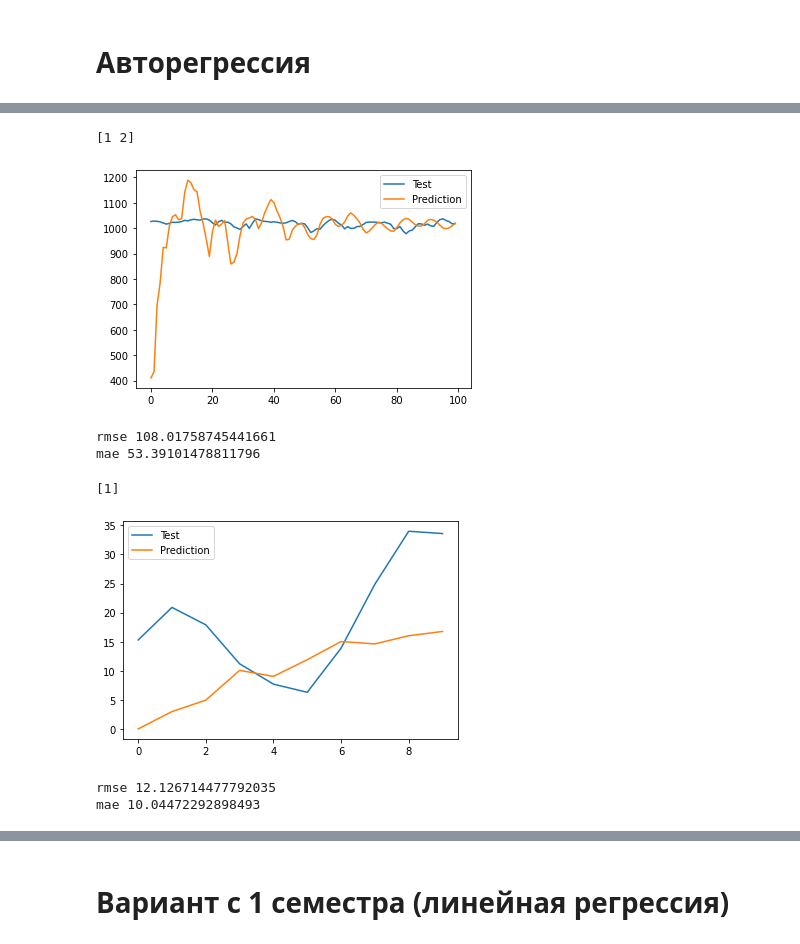
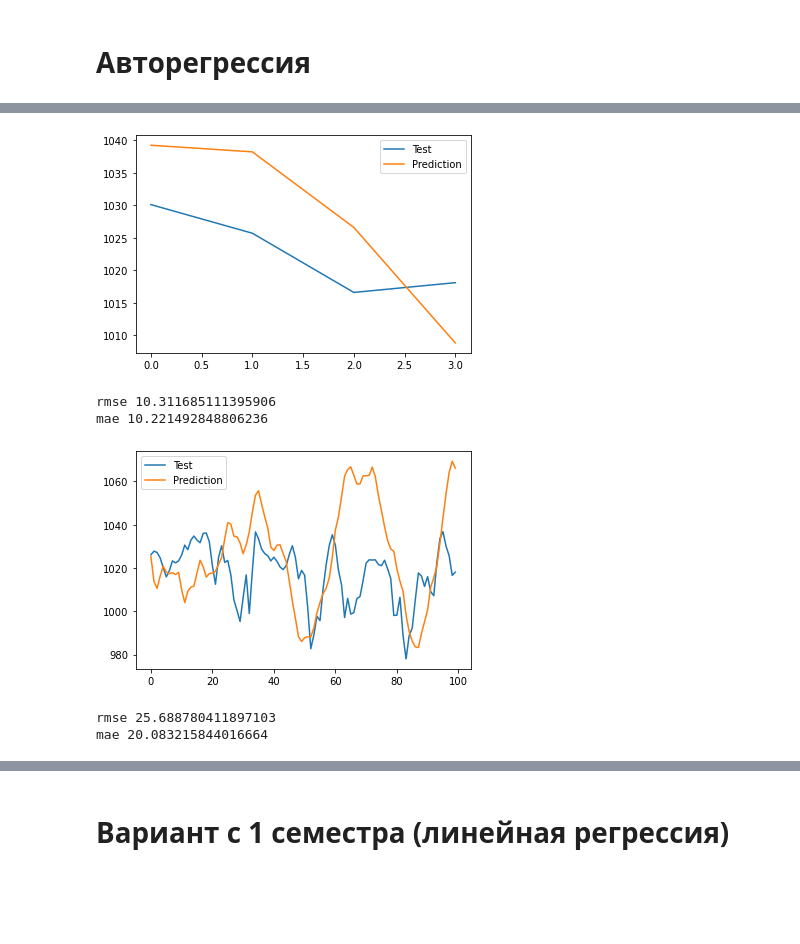
Before and after one commit to Loinen/geodata_analysis, a Jupyter notebook: lab2021.ipynb, the cells around one changed output, grey strips where cells are left out. Drawn from its saved outputs; the diff is of its cells as text; code cells hidden in the pictures; blank space fills up the shorter version.

```diff
--- a/lab2021.ipynb
+++ b/lab2021.ipynb
@@ -162,18 +131,14 @@ mae 889.4432477963719
+# %%
+prediction_size = 4
+predictions_5_points = autoreg(pressure, prediction_size, 10, 3, 'n', exog=temp)
+# %% [output]
+[figure, added]
+rmse 10.311685111395906
+mae 10.221492848806236
 # %%
 prediction_size = 100
-predictions_5_points = autoreg(pressure, prediction_size, 200, 30, 'ct')
+predictions_5_points = autoreg(pressure, prediction_size, 100, 24, 'ct', exog=temp)
 # %% [output]
+[figure, new version]
-[1 2]
+rmse 25.688780411897103
+mae 20.083215844016664
-[figure, old version]
-rmse 108.01758745441661
-mae 53.39101478811796
-# %%
-temp = data['TEMP'].values
-
-prediction_size = 10
-predictions = autoreg(temp, prediction_size, 100, 20, 'n')
-# %% [output]
-[1]
-[figure, removed]
-rmse 12.126714477792035
-mae 10.04472292898493
```
Also changed, not shown: parts of 13 cells of this notebook.
